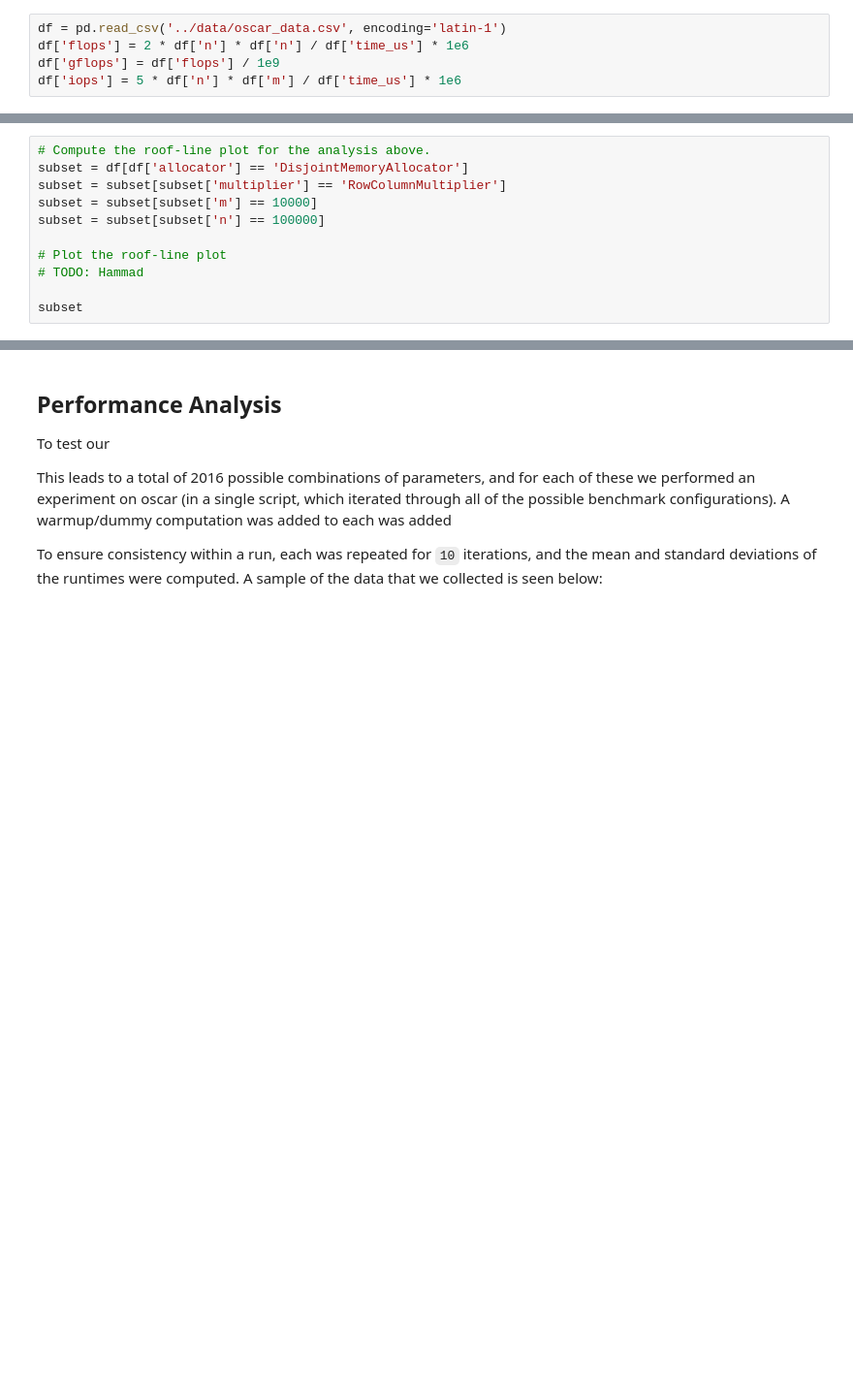
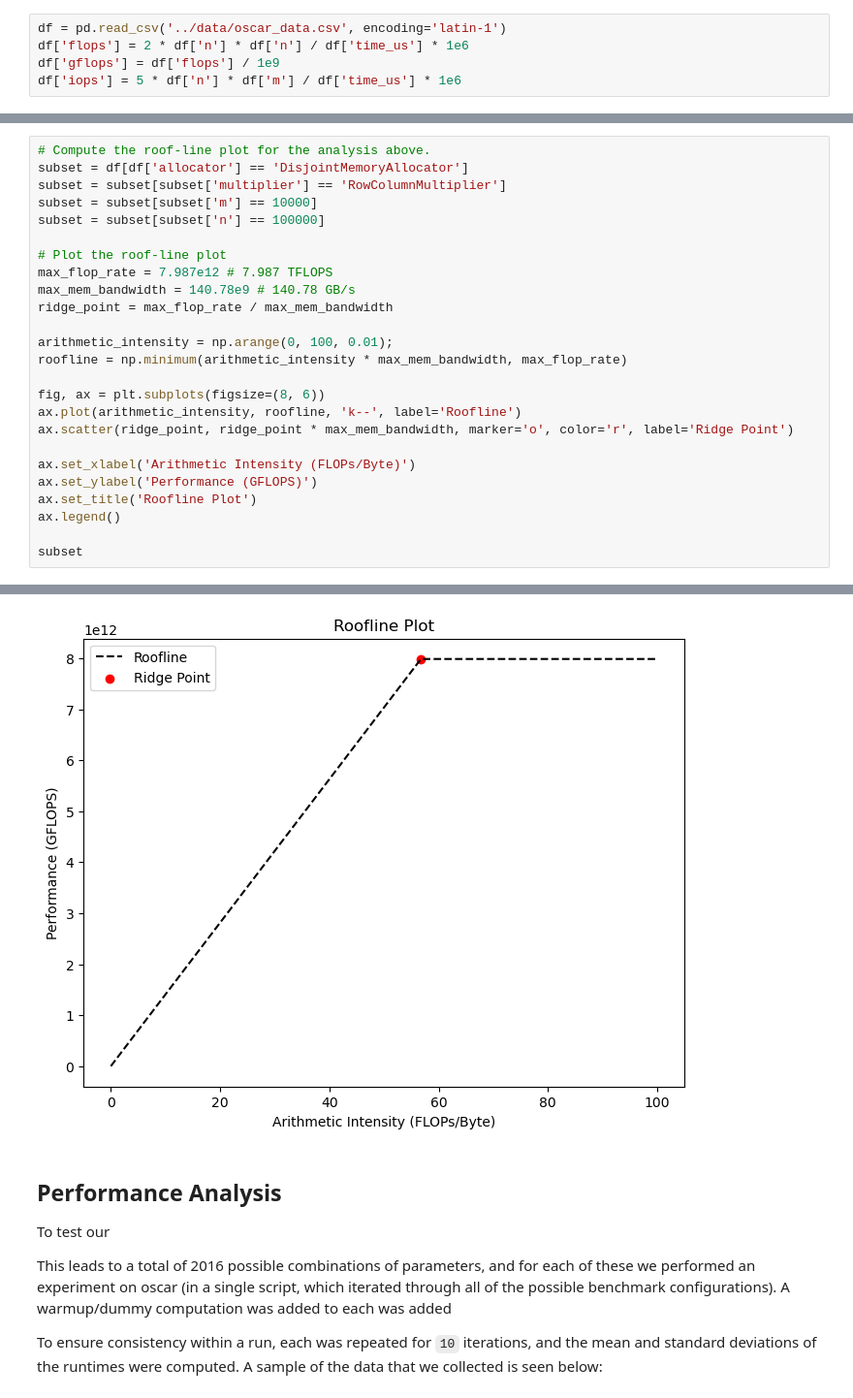
Before and after one commit to RobScheidegger/heterogeneous-computation-homeworks, a Jupyter notebook: analysis/report.ipynb, the cells around one changed output, grey strips where cells are left out. Shown: that part at 97% size. Saved outputs shown, nothing was run; the diff lists cells and outputs as text; blank space fills up the shorter version.

Commit message:
basic plot

```diff
--- a/analysis/report.ipynb
+++ b/analysis/report.ipynb
@@ -104,30 +115,45 @@ This is all summarized in the plot below.
 # %%
 # Compute the roof-line plot for the analysis above.
 subset = df[df['allocator'] == 'DisjointMemoryAllocator']
 subset = subset[subset['multiplier'] == 'RowColumnMultiplier']
 subset = subset[subset['m'] == 10000]
 subset = subset[subset['n'] == 100000]
 
 # Plot the roof-line plot
-# TODO: Hammad
+max_flop_rate = 7.987e12 # 7.987 TFLOPS
+max_mem_bandwidth = 140.78e9 # 140.78 GB/s
+ridge_point = max_flop_rate / max_mem_bandwidth
+
+arithmetic_intensity = np.arange(0, 100, 0.01);
+roofline = np.minimum(arithmetic_intensity * max_mem_bandwidth, max_flop_rate)
+
+fig, ax = plt.subplots(figsize=(8, 6))
+ax.plot(arithmetic_intensity, roofline, 'k--', label='Roofline')
+ax.scatter(ridge_point, ridge_point * max_mem_bandwidth, marker='o', color='r', label='Ridge Point')
+
+ax.set_xlabel('Arithmetic Intensity (FLOPs/Byte)')
+ax.set_ylabel('Performance (GFLOPS)')
+ax.set_title('Roofline Plot')
+ax.legend()
 
 subset
 # %% [output]
 |  | n | m | threads | allocator | multiplier | iterations | time_us | stdev_us | flops | gflops | ... |
 | 1904 | 100000 | 10000 | 1 | DisjointMemoryAllocator | RowColumnMultiplier | 10 | 2.730146e+06 | 0.000000 | 7.325617e+09 | 7.325617 | ... |
 | 1912 | 100000 | 10000 | 2 | DisjointMemoryAllocator | RowColumnMultiplier | 10 | 1.369082e+06 | 2231.756348 | 1.460832e+10 | 14.608325 | ... |
 | 1920 | 100000 | 10000 | 4 | DisjointMemoryAllocator | RowColumnMultiplier | 10 | 6.844341e+05 | 0.000000 | 2.922122e+10 | 29.221220 | ... |
 | 1928 | 100000 | 10000 | 8 | DisjointMemoryAllocator | RowColumnMultiplier | 10 | 3.424635e+05 | 90.509666 | 5.840038e+10 | 58.400384 | ... |
 | 1936 | 100000 | 10000 | 16 | DisjointMemoryAllocator | RowColumnMultiplier | 10 | 2.091755e+05 | 45619.386719 | 9.561349e+10 | 95.613492 | ... |
 | 1944 | 100000 | 10000 | 32 | DisjointMemoryAllocator | RowColumnMultiplier | 10 | 1.816549e+05 | 11106.904297 | 1.100989e+11 | 110.098871 | ... |
 | 1952 | 100000 | 10000 | 64 | DisjointMemoryAllocator | RowColumnMultiplier | 10 | 2.033748e+05 | 5928.901367 | 9.834060e+10 | 98.340602 | ... |
 | 1960 | 100000 | 10000 | 1 | DisjointMemoryAllocator | RowColumnMultiplier | 10 | 2.730905e+06 | 0.000000 | 7.323580e+09 | 7.323580 | ... |
 | 1968 | 100000 | 10000 | 2 | DisjointMemoryAllocator | RowColumnMultiplier | 10 | 1.368980e+06 | 627.069397 | 1.460941e+10 | 14.609412 | ... |
 | 1976 | 100000 | 10000 | 4 | DisjointMemoryAllocator | RowColumnMultiplier | 10 | 6.843876e+05 | 0.000000 | 2.922321e+10 | 29.223205 | ... |
 | 1984 | 100000 | 10000 | 8 | DisjointMemoryAllocator | RowColumnMultiplier | 10 | 3.422718e+05 | 156.767349 | 5.843309e+10 | 58.433091 | ... |
 | 1992 | 100000 | 10000 | 16 | DisjointMemoryAllocator | RowColumnMultiplier | 10 | 2.647591e+05 | 1641.696655 | 7.554037e+10 | 75.540370 | ... |
 | 2000 | 100000 | 10000 | 32 | DisjointMemoryAllocator | RowColumnMultiplier | 10 | 1.757544e+05 | 7530.001953 | 1.137952e+11 | 113.795156 | ... |
 | 2008 | 100000 | 10000 | 64 | DisjointMemoryAllocator | RowColumnMultiplier | 10 | 1.996775e+05 | 8169.469238 | 1.001615e+11 | 100.161510 | ... |
+[figure, added]
 # %% [markdown]
 ## Performance Analysis
 
```
Also changed, not shown: parts of 1 cell of this notebook.
